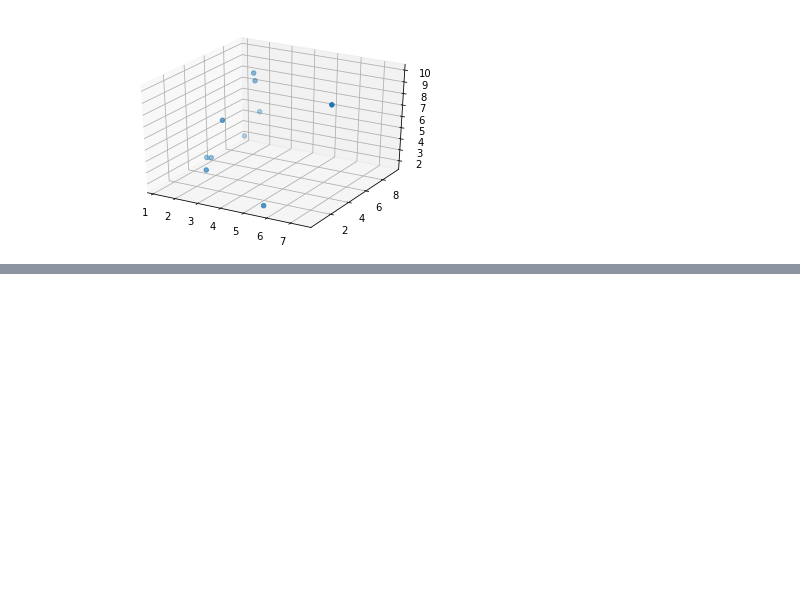
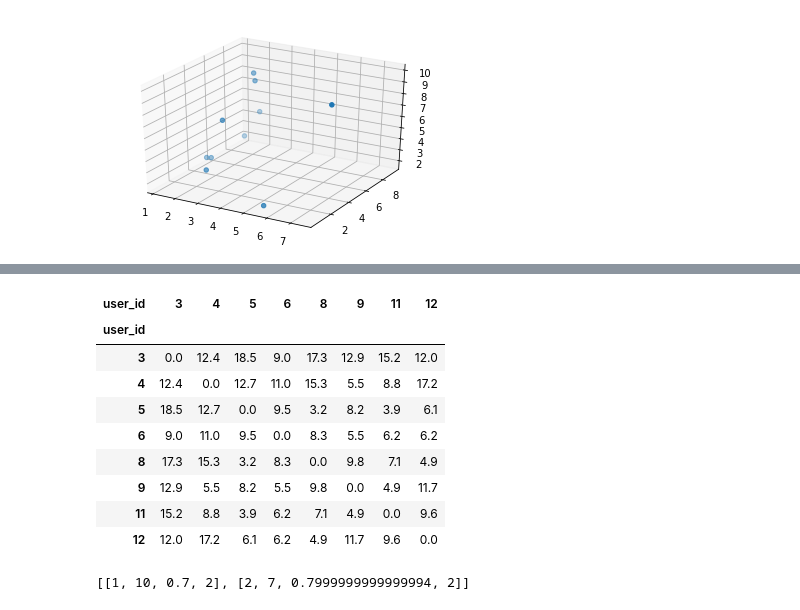
Before and after one commit to jorgealbertogomezgomez77/Work-with-Jupyter-Notebook, a Jupyter notebook: scripts/Tema 6/T6 - 1 - Distancias....ipynb, the cells around one changed output, grey strips where cells are left out. Cells and saved outputs as stored; diff of their text form; code cells hidden in the pictures; blank space fills up the shorter version.

```diff
--- a/scripts/Tema 6/T6 - 1 - Distancias....ipynb
+++ b/scripts/Tema 6/T6 - 1 - Distancias....ipynb
@@ -89,0 +161,30 @@ ax.scatter(xs = data["star_wars"], ys = data["lord_of_the_rings"], zs = data["ha
+# %%
+x = 2
+y = 7
+n = 12
+df[n] = df[x] + df[y]
+df.loc[n] = df.loc[x] + df.loc[y]
+Z.append([x, y, df.loc[x][y], 2])   # id1, id2, d, n_elementos_en_el_cluster.
+
+for i in df.columns.values.tolist():
+    df.loc[n][i] = min(df.loc[x][i], df.loc[y][i])
+    df.loc[i][n] = min(df.loc[i][x], df.loc[i][y])
+
+df = df.drop([x, y])
+df = df.drop([x, y], axis = 1)
+df
+# %% [output]
+| user_id | 3 | 4 | 5 | 6 | 8 | 9 | 11 | 12 |
+| user_id |  |  |  |  |  |  |  |  |
+| 3 | 0.0 | 12.4 | 18.5 | 9.0 | 17.3 | 12.9 | 15.2 | 12.0 |
+| 4 | 12.4 | 0.0 | 12.7 | 11.0 | 15.3 | 5.5 | 8.8 | 17.2 |
+| 5 | 18.5 | 12.7 | 0.0 | 9.5 | 3.2 | 8.2 | 3.9 | 6.1 |
+| 6 | 9.0 | 11.0 | 9.5 | 0.0 | 8.3 | 5.5 | 6.2 | 6.2 |
+| 8 | 17.3 | 15.3 | 3.2 | 8.3 | 0.0 | 9.8 | 7.1 | 4.9 |
+| 9 | 12.9 | 5.5 | 8.2 | 5.5 | 9.8 | 0.0 | 4.9 | 11.7 |
+| 11 | 15.2 | 8.8 | 3.9 | 6.2 | 7.1 | 4.9 | 0.0 | 9.6 |
+| 12 | 12.0 | 17.2 | 6.1 | 6.2 | 4.9 | 11.7 | 9.6 | 0.0 |
+# %%
+Z
+# %% [output]
+[[1, 10, 0.7, 2], [2, 7, 0.7999999999999994, 2]]
```
Also changed, not shown: parts of 13 cells of this notebook.
